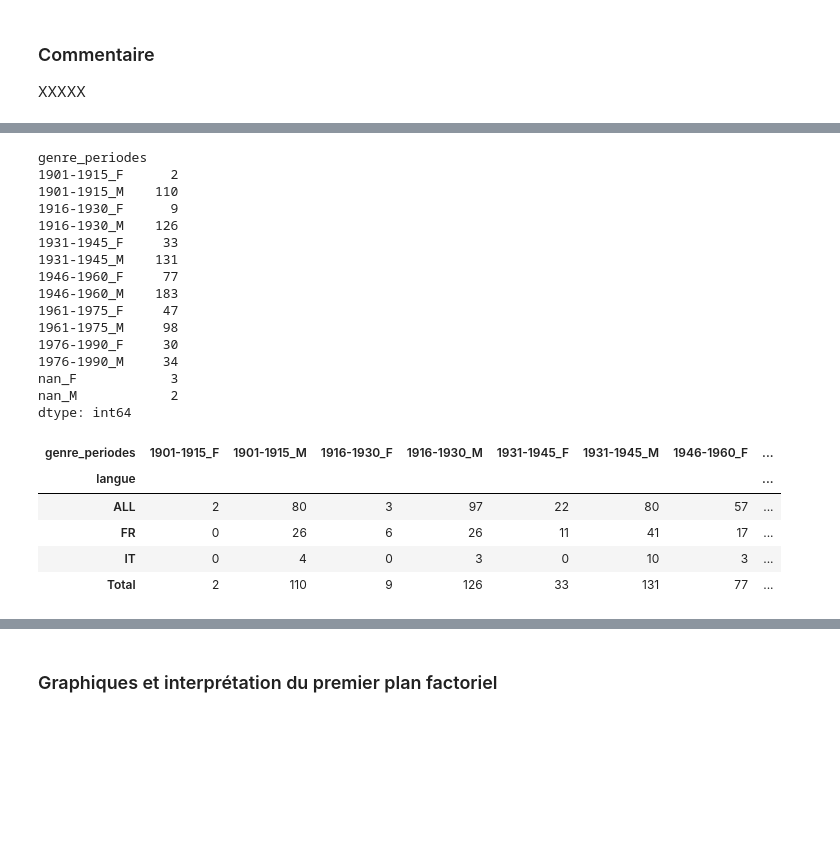
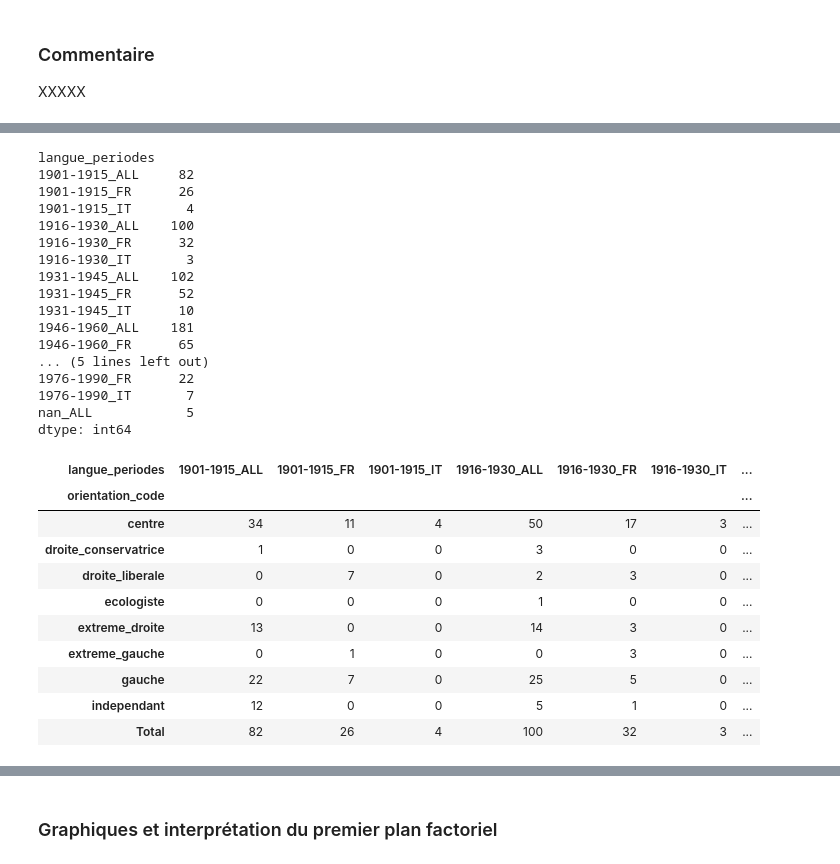
Before and after one commit to Sciences-historiques-numeriques/std_conseil_federal, a Jupyter notebook: notebooks_jupyter/wikidata_exploration/wdt_langues.ipynb, the cells around one changed output, grey strips where cells are left out. Drawn from its saved outputs; the diff is of its cells as text; code cells hidden in the pictures; blank space fills up the shorter version.

```diff
--- a/notebooks_jupyter/wikidata_exploration/wdt_langues.ipynb
+++ b/notebooks_jupyter/wikidata_exploration/wdt_langues.ipynb
@@ -102,9 +235,9 @@ dtype: int64
 # %%
 ### On transforme le type de valeur de la colonne BirthYear
 # de objet à entier
-df_orig['annee_nais'] = df_orig['annee_nais'].astype(int)
+df_langue['annee_nais'] = df_langue['annee_nais'].astype(int)
 # %%
 ### Créer une copie indépendante du DataFrame (attention aux copies de variables qui sont seulement des alias)
-cdf_p = df_orig[df_orig['annee_nais'] < 2020].copy(deep=True)
+cdf_p = df_langue[df_langue['annee_nais'] < 2020].copy(deep=True)
 cdf_p.head(3)
 # %% [output]
@@ -370,5 +518,5 @@ memory usage: 38.2+ KB
 # %%
-cdf_p['genre_periodes'] = cdf_p.apply(lambda x: \
-                    x.periodes + '_' + x.genre, axis=1)
+cdf_p['langue_periodes'] = cdf_p.apply(lambda x: \
+                    x.periodes + '_' + x.langue, axis=1)
 cdf_p.head()
 # %% [output]
@@ -381,36 +529,42 @@ cdf_p.head()
 # %%
-cdf_p.groupby(by='genre_periodes').size()
+cdf_p.groupby(by='langue_periodes').size()
 # %% [output]
-genre_periodes
-1901-1915_F      2
-1901-1915_M    110
-1916-1930_F      9
-1916-1930_M    126
-1931-1945_F     33
-1931-1945_M    131
-1946-1960_F     77
-1946-1960_M    183
-1961-1975_F     47
-1961-1975_M     98
-1976-1990_F     30
-1976-1990_M     34
-nan_F            3
-nan_M            2
+langue_periodes
+1901-1915_ALL     82
+1901-1915_FR      26
+1901-1915_IT       4
+1916-1930_ALL    100
+1916-1930_FR      32
+1916-1930_IT       3
+1931-1945_ALL    102
+1931-1945_FR      52
+1931-1945_IT      10
+1946-1960_ALL    181
+1946-1960_FR      65
+... (5 lines left out)
+1976-1990_FR      22
+1976-1990_IT       7
+nan_ALL            5
 dtype: int64
 # %%
 ### Tableau de contingence
-X = "genre_periodes"
-Y = "langue"
+X = "langue_periodes"
+Y = "orientation_code"
 
 ddf = cdf_p[[Y,X]].pivot_table(index=Y,columns=X,aggfunc=len,margins=True,margins_name="Total").fillna(0).astype(int)
 ddf
 # %% [output]
-| genre_periodes | 1901-1915_F | 1901-1915_M | 1916-1930_F | 1916-1930_M | 1931-1945_F | 1931-1945_M | 1946-1960_F | ... |
-| langue |  |  |  |  |  |  |  | ... |
-| ALL | 2 | 80 | 3 | 97 | 22 | 80 | 57 | ... |
-| FR | 0 | 26 | 6 | 26 | 11 | 41 | 17 | ... |
-| IT | 0 | 4 | 0 | 3 | 0 | 10 | 3 | ... |
-| Total | 2 | 110 | 9 | 126 | 33 | 131 | 77 | ... |
+| langue_periodes | 1901-1915_ALL | 1901-1915_FR | 1901-1915_IT | 1916-1930_ALL | 1916-1930_FR | 1916-1930_IT | ... |
+| orientation_code |  |  |  |  |  |  | ... |
+| centre | 34 | 11 | 4 | 50 | 17 | 3 | ... |
+| droite_conservatrice | 1 | 0 | 0 | 3 | 0 | 0 | ... |
+| droite_liberale | 0 | 7 | 0 | 2 | 3 | 0 | ... |
+| ecologiste | 0 | 0 | 0 | 1 | 0 | 0 | ... |
+| extreme_droite | 13 | 0 | 0 | 14 | 3 | 0 | ... |
+| extreme_gauche | 0 | 1 | 0 | 0 | 3 | 0 | ... |
+| gauche | 22 | 7 | 0 | 25 | 5 | 0 | ... |
+| independant | 12 | 0 | 0 | 5 | 1 | 0 | ... |
+| Total | 82 | 26 | 4 | 100 | 32 | 3 | ... |
 # %%
 ### Liste construite manuellement à partir de cette liste
 # print(ddf.index.to_list())
```
Also changed, not shown: parts of 25 cells of this notebook, 1 other file.
